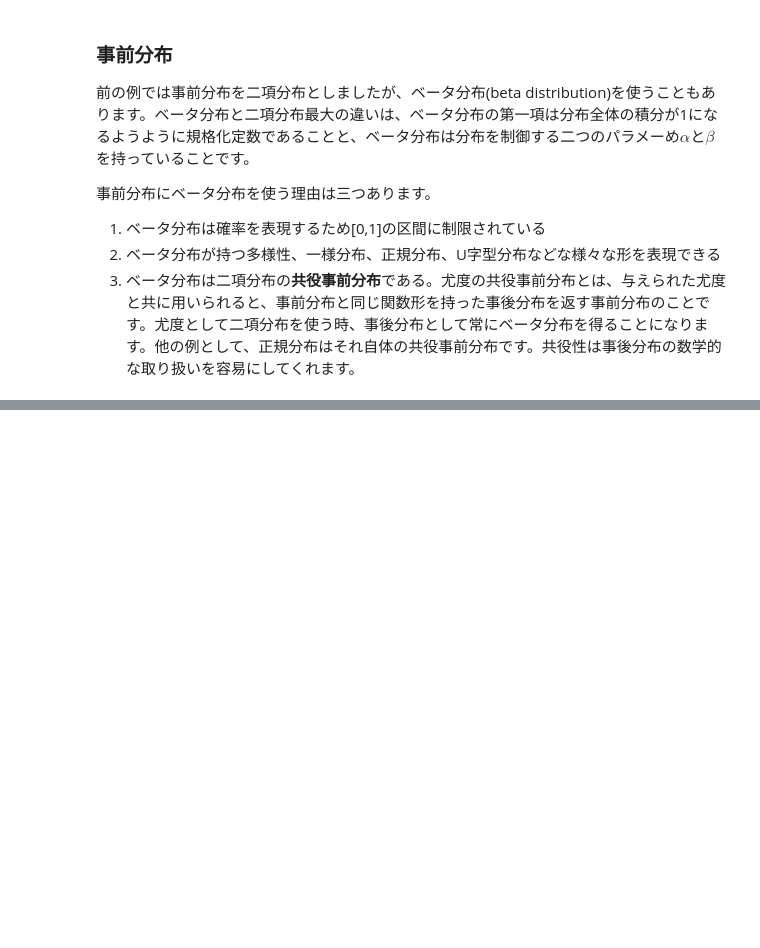
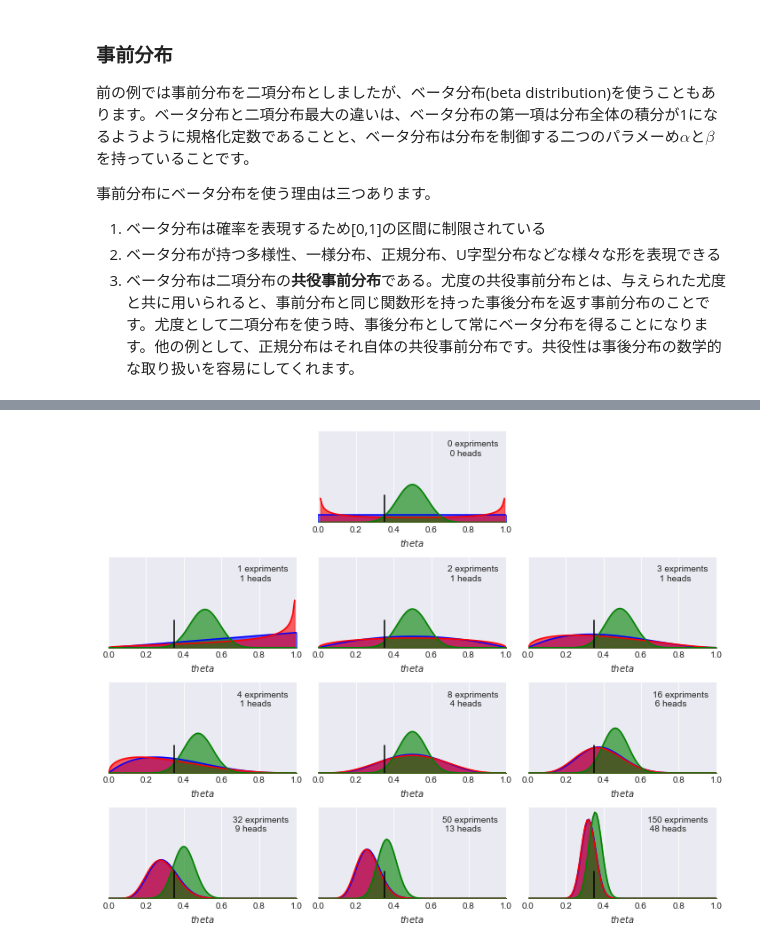
Before and after one commit to honalele/Bayesian-Modeling-With-Python, a Jupyter notebook: 6_baysian_inferece.ipynb, the cells around one changed output, grey strips where cells are left out. Cells and saved outputs as stored; diff of their text form; code cells hidden in the pictures; blank space fills up the shorter version.

```diff
--- a/6_baysian_inferece.ipynb
+++ b/6_baysian_inferece.ipynb
@@ -120,18 +120,3 @@ ax[0,0].set_xticks(x)
 1. ベータ分布は確率を表現するため[0,1]の区間に制限されている
 2. ベータ分布が持つ多様性、一様分布、正規分布、U字型分布などな様々な形を表現できる
 3. ベータ分布は二項分布の**共役事前分布**である。尤度の共役事前分布とは、与えられた尤度と共に用いられると、事前分布と同じ関数形を持った事後分布を返す事前分布のことです。尤度として二項分布を使う時、事後分布として常にベータ分布を得ることになります。他の例として、正規分布はそれ自体の共役事前分布です。共役性は事後分布の数学的な取り扱いを容易にしてくれます。
-# %%
-params = [0.5, 1, 2, 3]
-x = np.linspace(0, 1, 100)
-f, ax = plt.subplots(len(params), len(params), sharex=True, sharey=True)
-for i in range(4):
-    for j in range(4):
-        a = params[i]
-        b = params[j]
-        y = stats.beta(a,b).pdf(x)
-        ax[i,j].plot(x,y)
-        ax[i,j].plot(0,0, label="$\\alpha$={:3.2f}\n$\\beta$={:3.2f}".format(a,b),alpha=0)
-        ax[i,j].legend(fontsize=12)
-ax[3,0].set_xlabel('$\\theta$', fontsize=14)
-ax[0,0].set_ylabel('$p(\\theta)$', fontsize=14)
-plt.tight_layout()
@@ -139,0 +156,32 @@ plt.tight_layout()
+# %%
+theta_real = 0.35
+trials = [0, 1, 2, 3, 4, 8, 16, 32, 50, 150]
+data = [0, 1, 1, 1, 1, 4, 6, 9, 13, 48]
+
+beta_params = [(1,1), (0.5, 0.5), (20, 20)]
+dist = stats.beta
+x = np.linspace(0, 1, 100)
+
+fig = plt.figure(figsize= (10,8))
+for idx, N  in enumerate(trials):
+    if idx == 0:
+        plt.subplot(4, 3, 2)
+    else:
+        plt.subplot(4, 3, idx+3)
+
+    y = data[idx]
+    for (a_prior, b_prior), c in zip(beta_params, ('b', 'r', 'g')):
+        p_theta_given_y = dist.pdf(x, a_prior+y, b_prior + N - y)
+        plt.plot(x, p_theta_given_y, c)
+        plt.fill_between(x, 0, p_theta_given_y, color=c, alpha=0.6)
+
+    plt.axvline(theta_real, ymax=0.3, color='k')
+    plt.plot(0,0, label="{:d} expriments\n {:d} heads".format(N, y), alpha=0)
+    plt.xlim(0,1)
+    plt.ylim(0,12)
+    plt.xlabel(r'$theta$')
+    plt.legend()
+    plt.gca().axes.get_yaxis().set_visible(False)
+plt.tight_layout()
+# %% [output]
+[figure, added]
```
Also changed, not shown: parts of 3 cells of this notebook.
